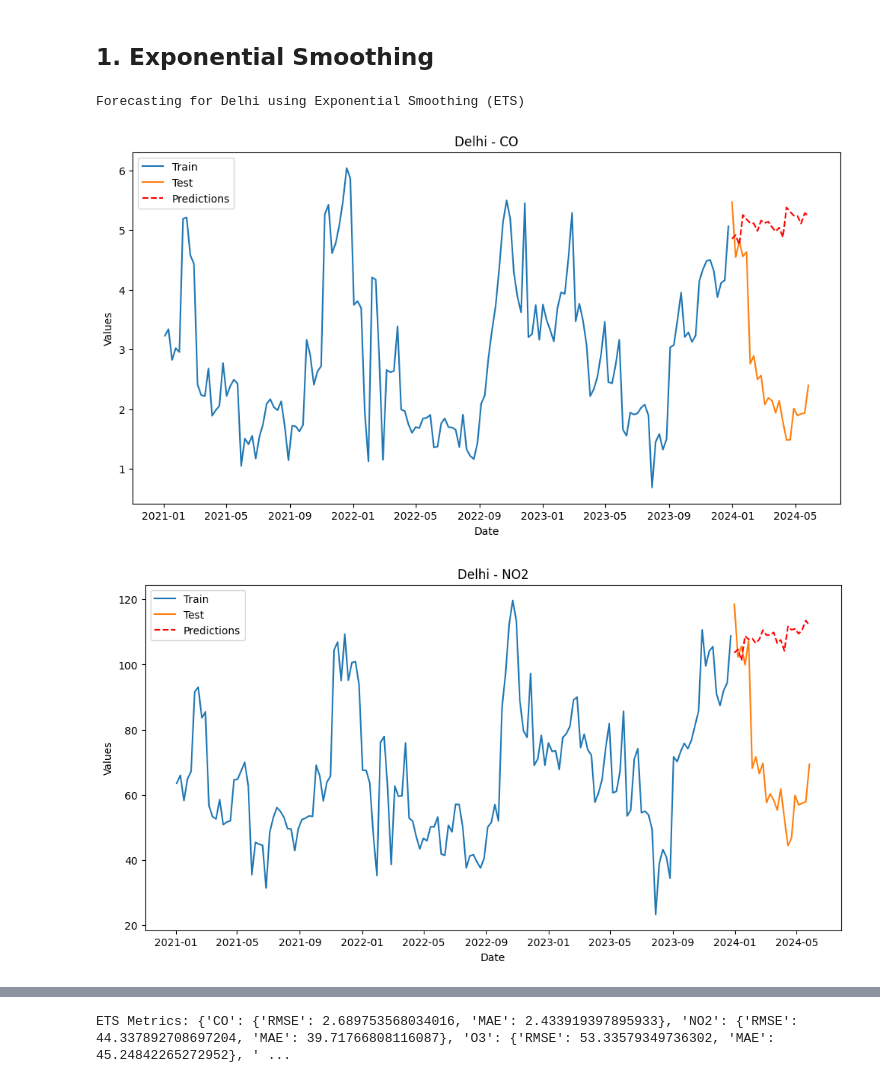
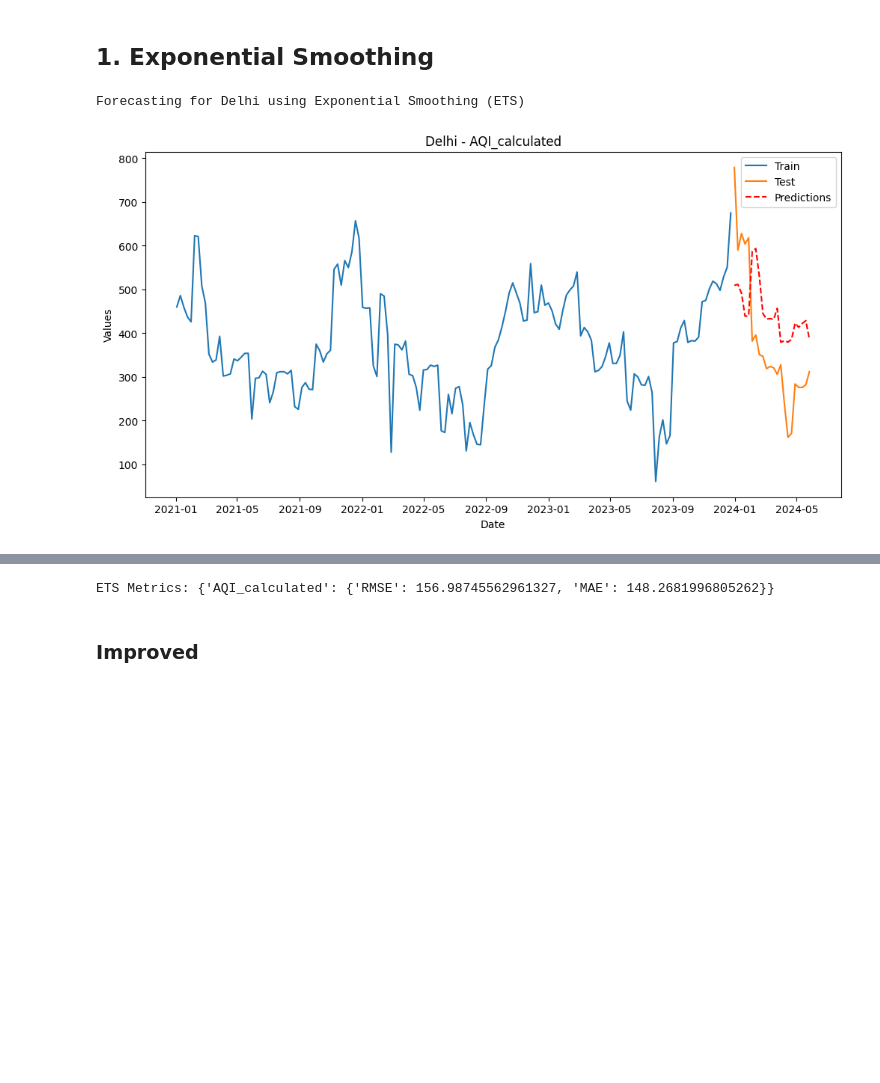
Before and after one commit to Devesh061102/03-Air-Quality-Index-Predictor, a Jupyter notebook: research/04_Modeling_Experiments.ipynb, the cells around one changed output, grey strips where cells are left out. Saved outputs shown, nothing was run; the diff lists cells and outputs as text; code cells hidden in the pictures; blank space fills up the shorter version.

Commit message:
Modeling

```diff
--- a/research/04_Modeling_Experiments.ipynb
+++ b/research/04_Modeling_Experiments.ipynb
@@ -176,5 +172,4 @@ test_data = pd.read_csv(r"artifacts\data_transformation\test_dataset.csv", parse
 # %%
-# Plotting function
 def plot_forecasts(train, test, predictions, title):
     plt.figure(figsize=(12, 6))
     plt.plot(train.index, train.values, label='Train')
@@ -186,13 +181,11 @@ def plot_forecasts(train, test, predictions, title):
     plt.legend()
     plt.show()
 
-# Evaluation function
 def evaluate_forecast(actual, predicted):
     rmse = np.sqrt(mean_squared_error(actual, predicted))
     mae = mean_absolute_error(actual, predicted)
     return rmse, mae
 
-# City forecasting with plotting
 def city_forecasting_with_plot(city, train, test, model_func, plot=True, **kwargs):
     train_city = train[train['city'] == city]
     test_city = test[test['city'] == city]
@@ -204,31 +197,25 @@ def city_forecasting_with_plot(city, train, test, model_func, plot=True, **kwarg
     train_city = train_city.asfreq('W')
     test_city = test_city.asfreq('W')
 
-    train_values = train_city.drop(columns=['city'])
-    test_values = test_city.drop(columns=['city'])
+    train_series = train_city['AQI_calculated']
+    test_series = test_city['AQI_calculated']
 
-    forecasts = {}
-    metrics = {}
-    for col in train_values.columns:
-        train_series = train_city[col]
-        test_series = test_city[col]
+    forecast = model_func(train_series, test_series, **kwargs)
+    if forecast is None:
+        print(f"Warning: Forecast for AQI_calculated is None")
+        return {}, {}
 
-        forecast = model_func(train_series, test_series, **kwargs)
-        if forecast is None:
-            print(f"Warning: Forecast for {col} is None")
-            continue
+    forecasts = {'AQI_calculated': forecast}
 
-        forecasts[col] = forecast
+    try:
+        rmse, mae = evaluate_forecast(test_series, forecast)
+        metrics = {'AQI_calculated': {'RMSE': rmse, 'MAE': mae}}
+    except Exception as e:
+        print(f"Error in evaluating forecast for AQI_calculated: {e}")
+        return {}, {}
 
-        try:
-            rmse, mae = evaluate_forecast(test_series, forecast)
-            metrics[col] = {'RMSE': rmse, 'MAE': mae}
-        except Exception as e:
-            print(f"Error in evaluating forecast for {col}: {e}")
-            continue
-
-        if plot:
-            plot_forecasts(train_series, test_series, forecast, title=f'{city} - {col}')
+    if plot:
+        plot_forecasts(train_series, test_series, forecast, title=f'{city} - AQI_calculated')
 
     return forecasts, metrics
 # %% [markdown]
@@ -243,13 +230,12 @@ def ets_forecast(train, test, seasonal='add', seasonal_periods=12):
 # %%
 
 # City to forecast
 city_name = 'Delhi'
 
 # Exponential Smoothing (ETS) Forecast
 print(f"Forecasting for {city_name} using Exponential Smoothing (ETS)")
-ets_forecasts, ets_metrics = city_forecasting_with_plot(city_name, train_data, test_data, ets_forecast, seasonal='add', seasonal_periods=12)
+ets_forecasts, ets_metrics = city_forecasting_with_plot(city_name, train_data, test_data, ets_forecast, seasonal='add', seasonal_periods=52)
 print("ETS Metrics:", ets_metrics)
 # %% [output]
 Forecasting for Delhi using Exponential Smoothing (ETS)
-[figure, old version]
+[figure, new version]
-[figure, removed]
@@ -261 +242 @@ Forecasting for Delhi using Exponential Smoothing (ETS)
-ETS Metrics: {'CO': {'RMSE': 2.689753568034016, 'MAE': 2.433919397895933}, 'NO2': {'RMSE': 44.337892708697204, 'MAE': 39.71766808116087}, 'O3': {'RMSE': 53.33579349736302, 'MAE': 45.24842265272952}, ' ...
+ETS Metrics: {'AQI_calculated': {'RMSE': 156.98745562961327, 'MAE': 148.2681996805262}}
@@ -299,0 +243,2 @@ def ets_forecast(train, test, seasonal_periods=12):
+# %% [markdown]
+### Improved
```
Also changed, not shown: parts of 11 cells of this notebook, 1 other file.
